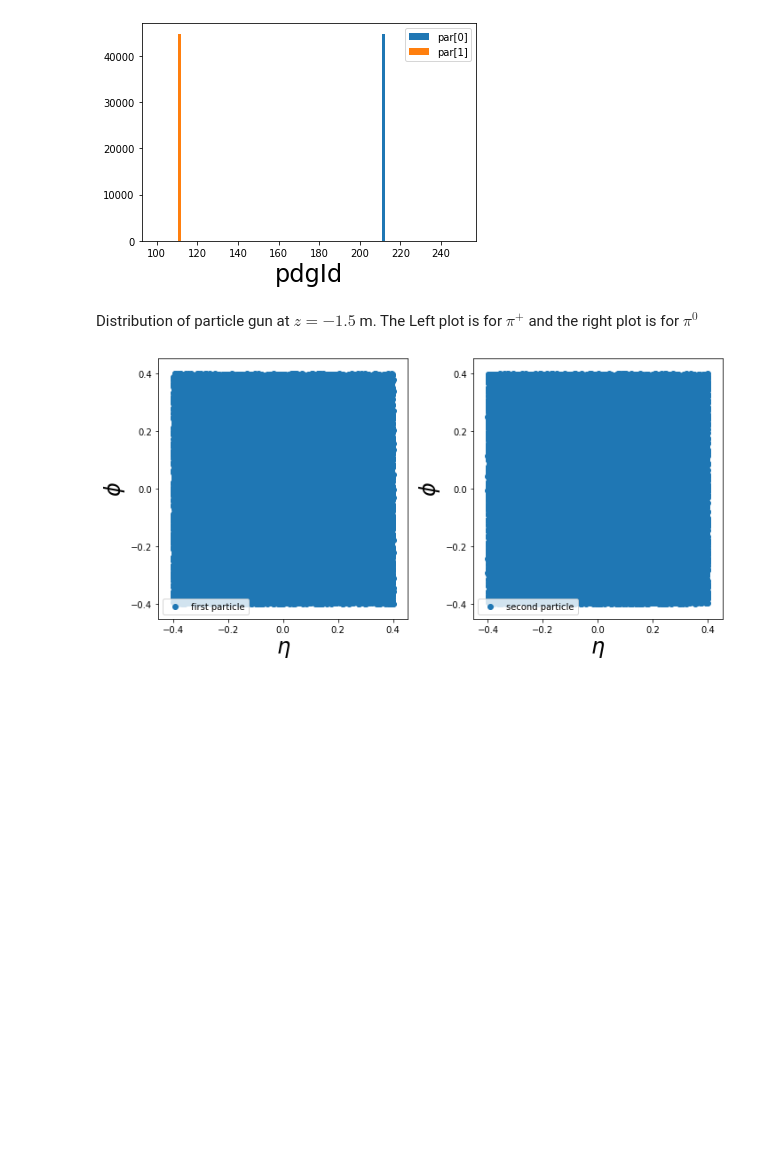
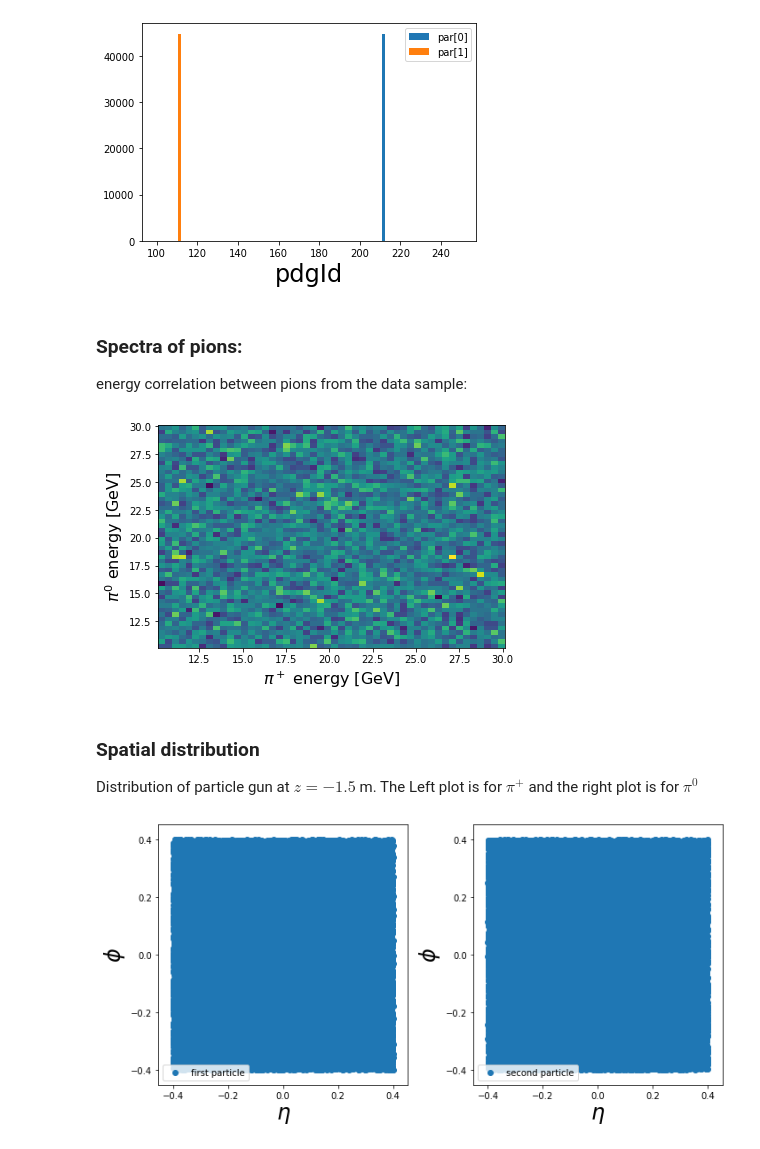
Before and after one commit to michael-pitt/AI, a Jupyter notebook: ParticleImages/DataExploration.ipynb, the cells around one changed output. Saved outputs shown, nothing was run; the diff lists cells and outputs as text; code cells hidden in the pictures; blank space fills up the shorter version.

```diff
--- a/ParticleImages/DataExploration.ipynb
+++ b/ParticleImages/DataExploration.ipynb
@@ -48,6 +48,7 @@ particle_z = tree.array('particle_z')
 particle_px = tree.array('particle_px')
 particle_py = tree.array('particle_py')
 particle_pz = tree.array('particle_pz')
+particle_e = tree.array('particle_e')
 particle_pdgid = tree.array('particle_pdgId')
 dz = 1500 # in mm
 # %% [markdown]
@@ -58,7 +59,18 @@ plt.hist([id[1] for id in particle_pdgid],100,[100,250],label='par[1]')
 plt.legend(); plt.xlabel('pdgId',fontsize=24); plt.show()
 # %% [output]
 [figure]
+# %% [markdown]
+### Spectra of pions:
+
+energy correlation between pions from the data sample:
+# %%
+plt.hist2d([e[0] for e in particle_e],[e[1] for e in particle_e],bins=50)
+plt.xlabel('$\pi^+$ energy [GeV]',fontsize=16); plt.ylabel('$\pi^0$ energy [GeV]',fontsize=16)
+plt.tight_layout(); plt.show()
+# %% [output]
+[figure, added]
 # %% [markdown]
+### Spatial distribution
 Distribution of particle gun at $z = -1.5$ m. The Left plot is for $\pi^+$ and the right plot is for $\pi^0$
 # %%
 fig, axes = plt.subplots(nrows=1, ncols=2, figsize=(10, 5))
```
Also changed, not shown: 1 other file.
